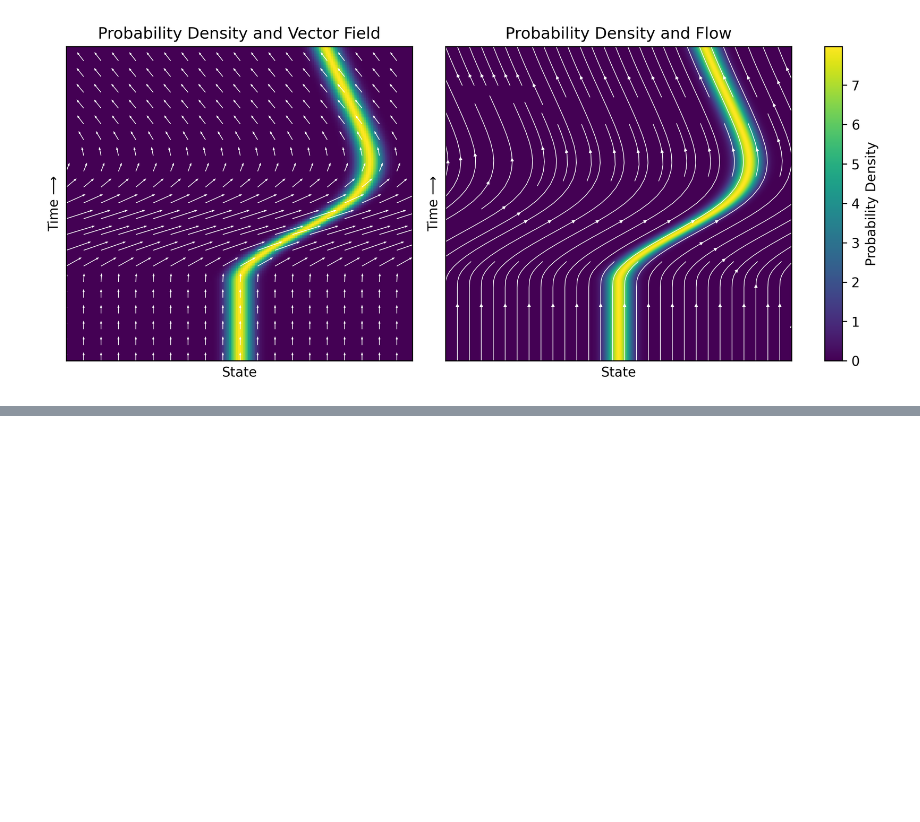
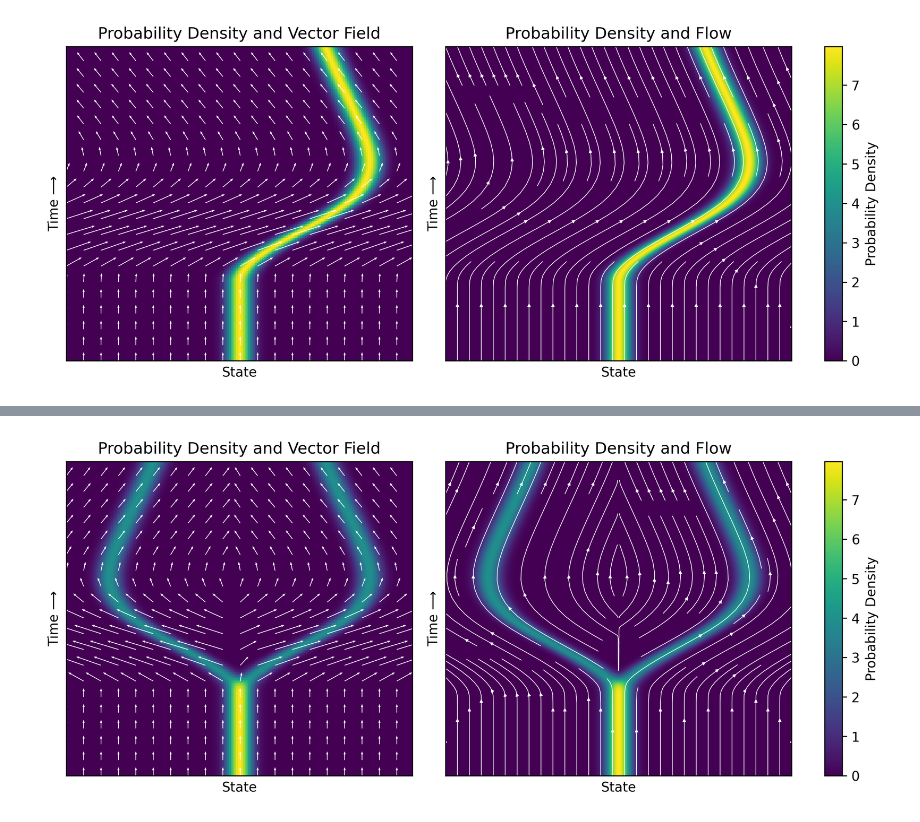
Before and after one commit to willh003/flowvis, a Jupyter notebook: notebooks/idea.ipynb, the cells around one changed output, grey strips where cells are left out. Cells and saved outputs as stored; diff of their text form; code cells hidden in the pictures; blank space fills up the shorter version.

```diff
--- a/notebooks/idea.ipynb
+++ b/notebooks/idea.ipynb
@@ -164,0 +181,13 @@ plt.show()
+# %%
+fig = plt.figure(figsize=(9, 4), dpi=300)
+gs = fig.add_gridspec(1, 3, width_ratios=[1, 1, 0.05])
+ax1 = fig.add_subplot(gs[0])
+ax2 = fig.add_subplot(gs[1])
+ax3 = fig.add_subplot(gs[2])
+im1 = plot_probability_density_and_vector_field(fp, ax1)
+im2 = plot_probability_density_and_streamlines(fp, ax2)
+plt.colorbar(im2, cax=ax3, label='Probability Density')
+plt.tight_layout()  # Uncommented to adjust spacing
+plt.show()
+# %% [output]
+[figure, added]
```
Also changed, not shown: parts of 4 cells of this notebook.
